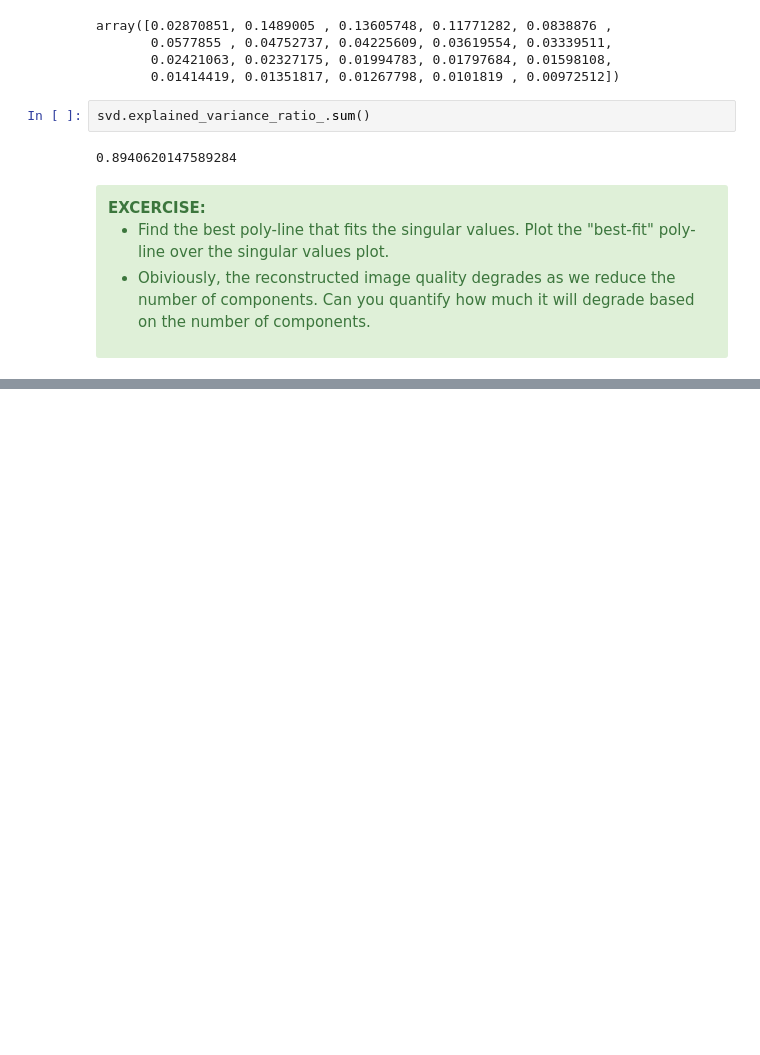
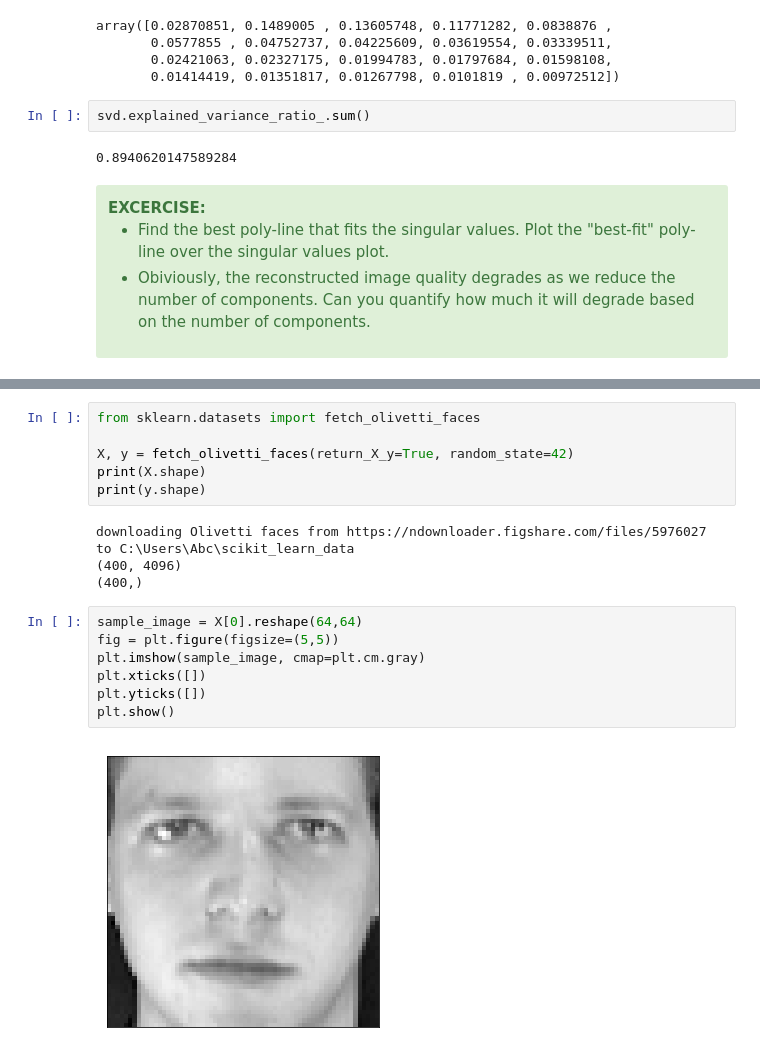
Before and after one commit to prateep03/Python-Tutorial, a Jupyter notebook: notebooks/Singular Value Decomposition.ipynb, the cells around one changed output, grey strips where cells are left out. Drawn from its saved outputs; the diff is of its cells as text; blank space fills up the shorter version.

```diff
--- a/notebooks/Singular Value Decomposition.ipynb
+++ b/notebooks/Singular Value Decomposition.ipynb
@@ -243,0 +291,19 @@ svd.explained_variance_ratio_.sum()
+# %%
+from sklearn.datasets import fetch_olivetti_faces
+
+X, y = fetch_olivetti_faces(return_X_y=True, random_state=42)
+print(X.shape)
+print(y.shape)
+# %% [output]
+downloading Olivetti faces from https://ndownloader.figshare.com/files/5976027 to C:\Users\Abc\scikit_learn_data
+(400, 4096)
+(400,)
+# %%
+sample_image = X[0].reshape(64,64)
+fig = plt.figure(figsize=(5,5))
+plt.imshow(sample_image, cmap=plt.cm.gray)
+plt.xticks([])
+plt.yticks([])
+plt.show()
+# %% [output]
+[figure, added]
```
Also changed, not shown: parts of 9 cells of this notebook, 1 other file.
